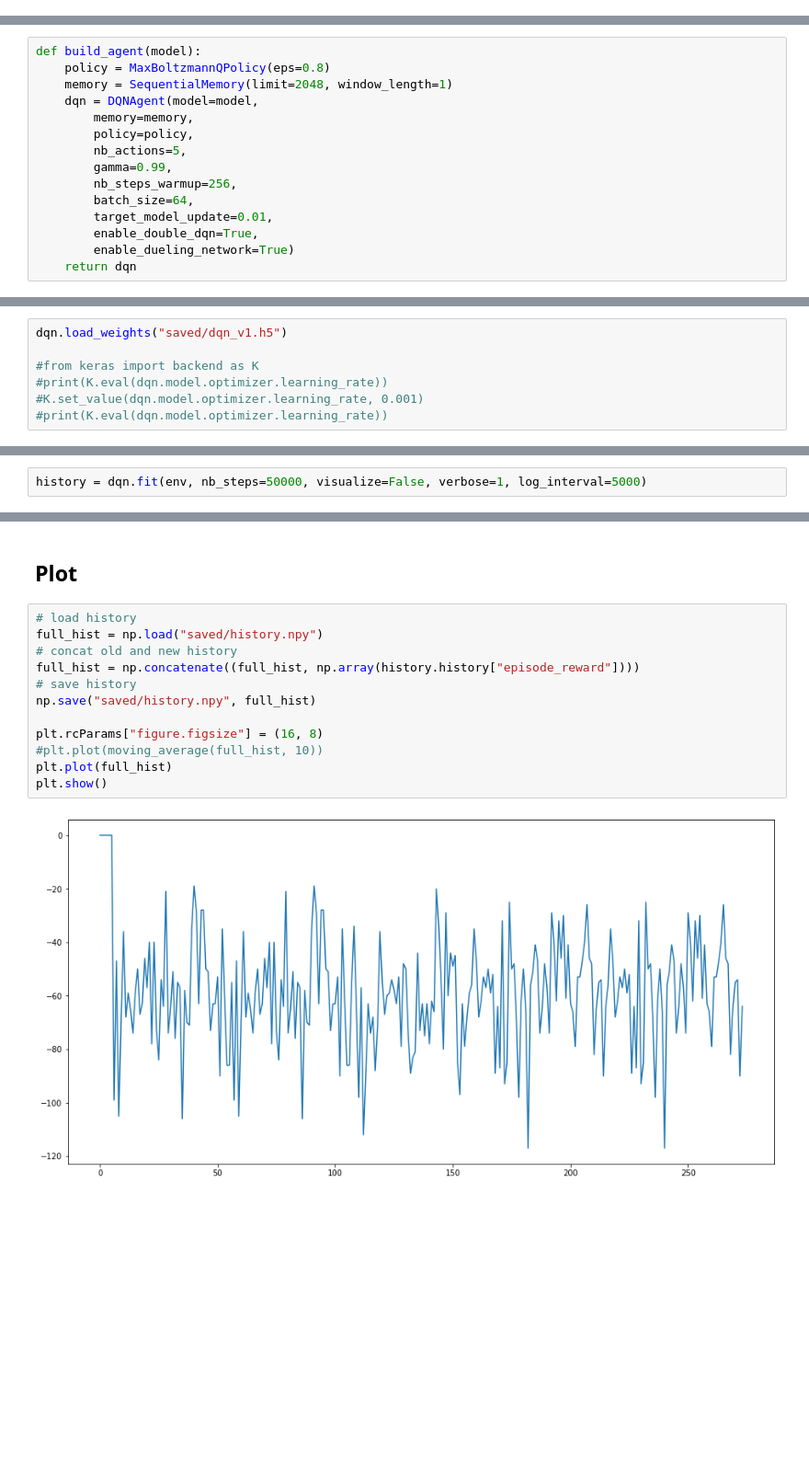
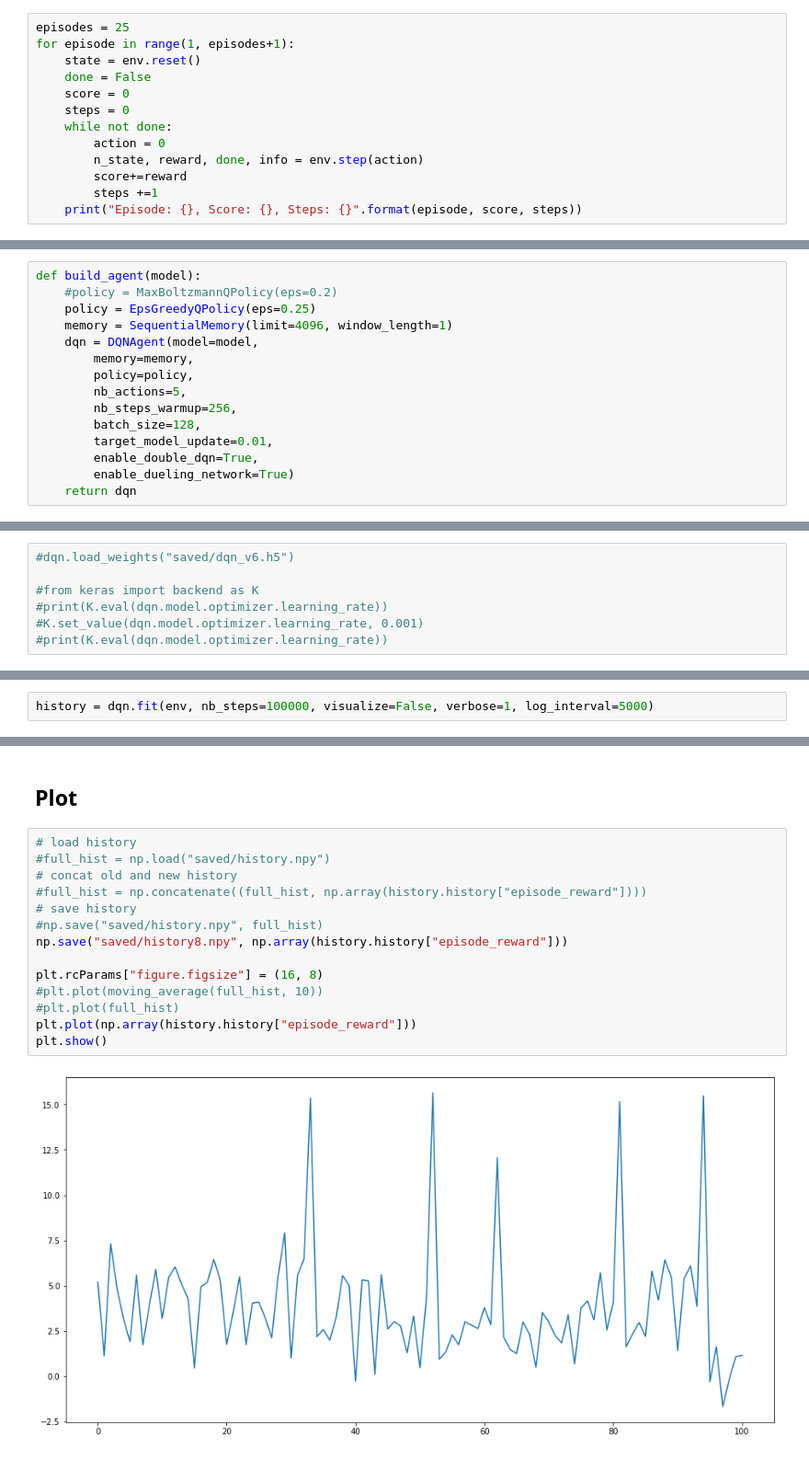
Before and after one commit to FreeLike76/TetrisBattleRoyaleRL, a Jupyter notebook: agent_rl/dqn_training.ipynb, the cells around one changed output, grey strips where cells are left out. Shown at 92% size. Drawn from its saved outputs; the diff is of its cells as text; blank space fills up the shorter version.

```diff
--- a/agent_rl/dqn_training.ipynb
+++ b/agent_rl/dqn_training.ipynb
@@ -217,0 +233,13 @@ Episode: 25, Score: -117
+# %%
+episodes = 25
+for episode in range(1, episodes+1):
+    state = env.reset()
+    done = False
+    score = 0
+    steps = 0
+    while not done:
+        action = 0
+        n_state, reward, done, info = env.step(action)
+        score+=reward
+        steps +=1
+    print("Episode: {}, Score: {}, Steps: {}".format(episode, score, steps))
@@ -276,15 +322,15 @@ env.observation_space.shape, env.action_space.n
 ((20, 10, 3), 5)
 # %%
 def build_agent(model):
-    policy = MaxBoltzmannQPolicy(eps=0.8)
-    memory = SequentialMemory(limit=2048, window_length=1)
+    #policy = MaxBoltzmannQPolicy(eps=0.2)
+    policy = EpsGreedyQPolicy(eps=0.25)
+    memory = SequentialMemory(limit=4096, window_length=1)
     dqn = DQNAgent(model=model,
         memory=memory,
         policy=policy,
         nb_actions=5,
-        gamma=0.99,
         nb_steps_warmup=256,
-        batch_size=64,
+        batch_size=128,
         target_model_update=0.01,
         enable_double_dqn=True,
         enable_dueling_network=True)
@@ -293,7 +339,7 @@ def build_agent(model):
 dqn = build_agent(model)
 dqn.compile(tf.keras.optimizers.Adam(learning_rate=0.001, clipnorm=1.0), metrics=["mean_squared_error"])
 # %%
-dqn.load_weights("saved/dqn_v1.h5")
+#dqn.load_weights("saved/dqn_v6.h5")
 
 #from keras import backend as K
 #print(K.eval(dqn.model.optimizer.learning_rate))
@@ -302,5 +348,5 @@ dqn.load_weights("saved/dqn_v1.h5")
 # %% [markdown]
 ## Training
 # %%
-history = dqn.fit(env, nb_steps=50000, visualize=False, verbose=1, log_interval=5000)
+history = dqn.fit(env, nb_steps=100000, visualize=False, verbose=1, log_interval=5000)
 # %% [output]
@@ -329,15 +376,17 @@ dqn.save_weights("saved/dqn_v2.h5", overwrite=True)
 ## Plot
 # %%
 # load history
-full_hist = np.load("saved/history.npy")
+#full_hist = np.load("saved/history.npy")
 # concat old and new history
-full_hist = np.concatenate((full_hist, np.array(history.history["episode_reward"])))
+#full_hist = np.concatenate((full_hist, np.array(history.history["episode_reward"])))
 # save history
-np.save("saved/history.npy", full_hist)
+#np.save("saved/history.npy", full_hist)
+np.save("saved/history8.npy", np.array(history.history["episode_reward"]))
 
 plt.rcParams["figure.figsize"] = (16, 8)
 #plt.plot(moving_average(full_hist, 10))
-plt.plot(full_hist)
+#plt.plot(full_hist)
+plt.plot(np.array(history.history["episode_reward"]))
 plt.show()
 # %% [output]
-[figure, old version]
+[figure, new version]
```
Also changed, not shown: parts of 9 cells of this notebook, 4 other files.
